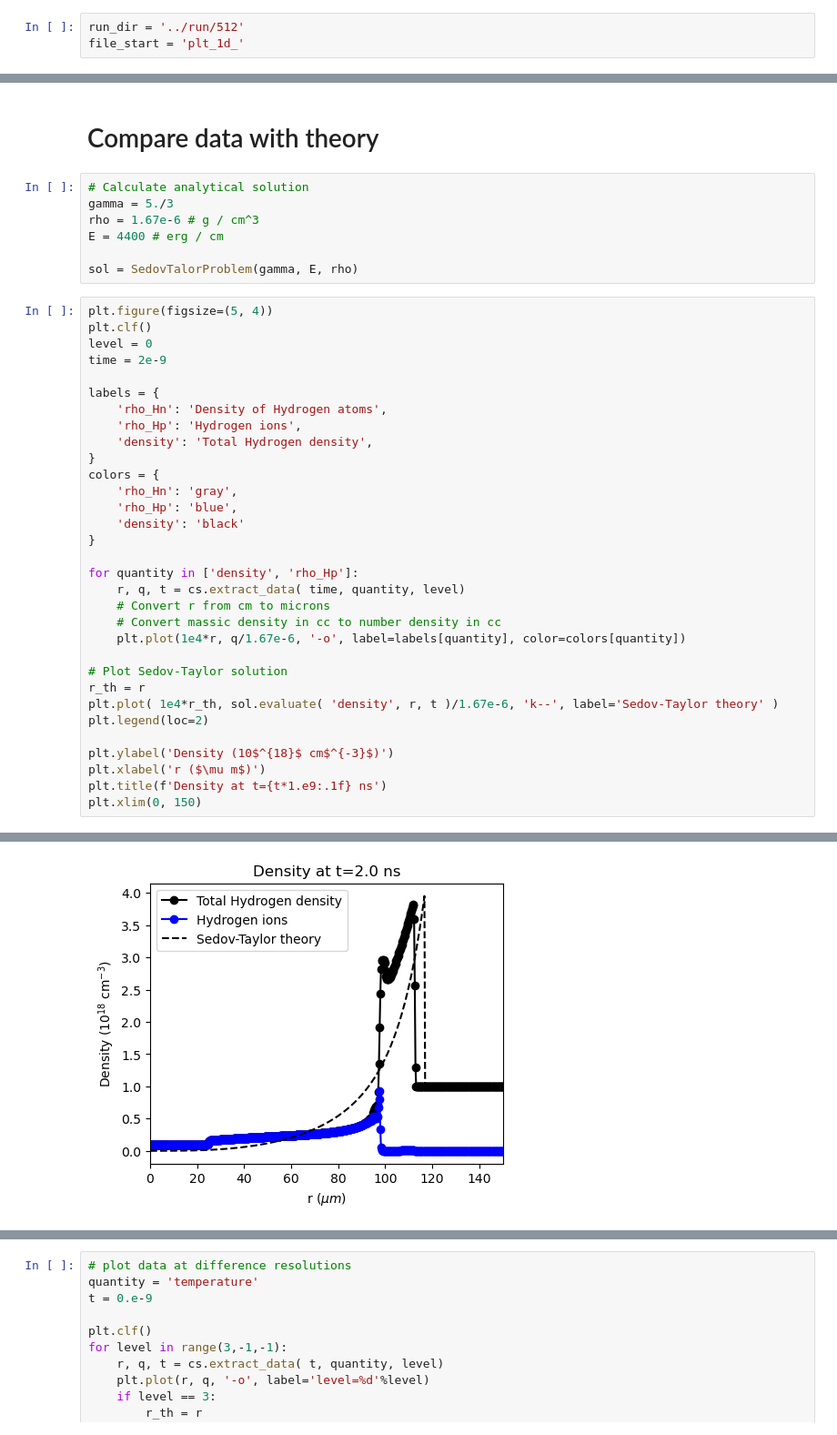
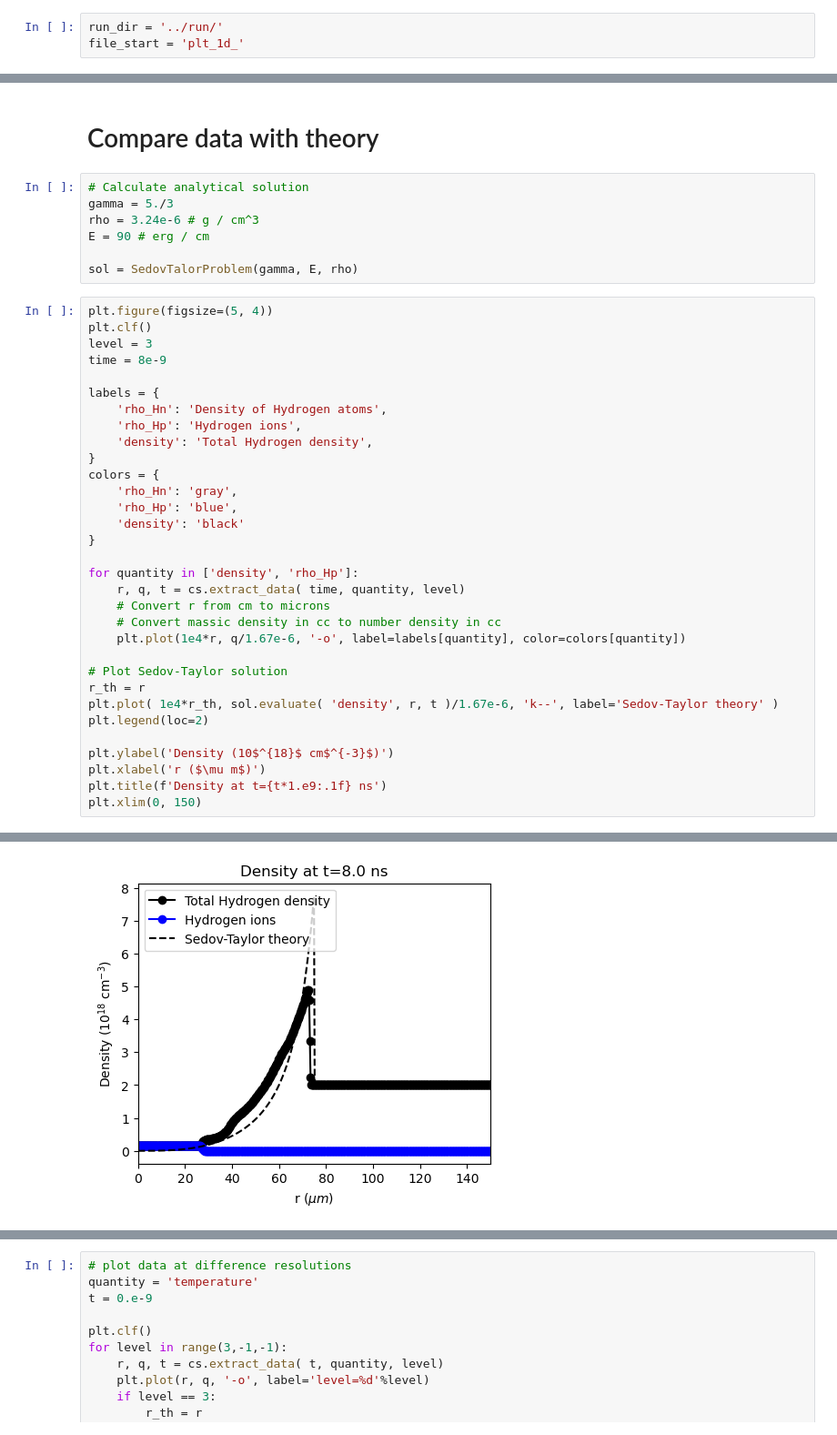
Before and after one commit to chequp-org/chequp, a Jupyter notebook: sim_folder/analysis/Analysis.ipynb, the cells around one changed output, grey strips where cells are left out. Shown at 91% size. Drawn from its saved outputs; the diff is of its cells as text.

```diff
--- a/sim_folder/analysis/Analysis.ipynb
+++ b/sim_folder/analysis/Analysis.ipynb
@@ -11,7 +11,7 @@ from sedov_theory import SedovTalorProblem
 import yt
 from analysis_tool import CastroSimulation
 # %%
-run_dir = '../run/512'
+run_dir = '../run/'
 file_start = 'plt_1d_'
 # %%
 cs = CastroSimulation(run_dir, file_start)
@@ -20,42 +20,42 @@ cs = CastroSimulation(run_dir, file_start)
 # %%
 # Calculate analytical solution
 gamma = 5./3
-rho = 1.67e-6 # g / cm^3
-E = 4400 # erg / cm
+rho = 3.24e-6 # g / cm^3
+E = 90 # erg / cm
 
 sol = SedovTalorProblem(gamma, E, rho)
 # %%
 plt.figure(figsize=(5, 4))
 plt.clf()
-level = 0
-time = 2e-9
+level = 3
+time = 8e-9
 
 labels = {
     'rho_Hn': 'Density of Hydrogen atoms',
     'rho_Hp': 'Hydrogen ions',
     'density': 'Total Hydrogen density',
 }
 colors = {
     'rho_Hn': 'gray',
     'rho_Hp': 'blue',
     'density': 'black'
 }
 
 for quantity in ['density', 'rho_Hp']:
     r, q, t = cs.extract_data( time, quantity, level)
     # Convert r from cm to microns
     # Convert massic density in cc to number density in cc
     plt.plot(1e4*r, q/1.67e-6, '-o', label=labels[quantity], color=colors[quantity])
 
 # Plot Sedov-Taylor solution
 r_th = r
 plt.plot( 1e4*r_th, sol.evaluate( 'density', r, t )/1.67e-6, 'k--', label='Sedov-Taylor theory' )
 plt.legend(loc=2)
 
 plt.ylabel('Density (10$^{18}$ cm$^{-3}$)')
 plt.xlabel('r ($\mu m$)')
 plt.title(f'Density at t={t*1.e9:.1f} ns')
 plt.xlim(0, 150)
 # %% [output]
 (0.0, 150.0)
-[figure, old version]
+[figure, new version]
```
Also changed, not shown: parts of 1 cell of this notebook, 2 other files.
